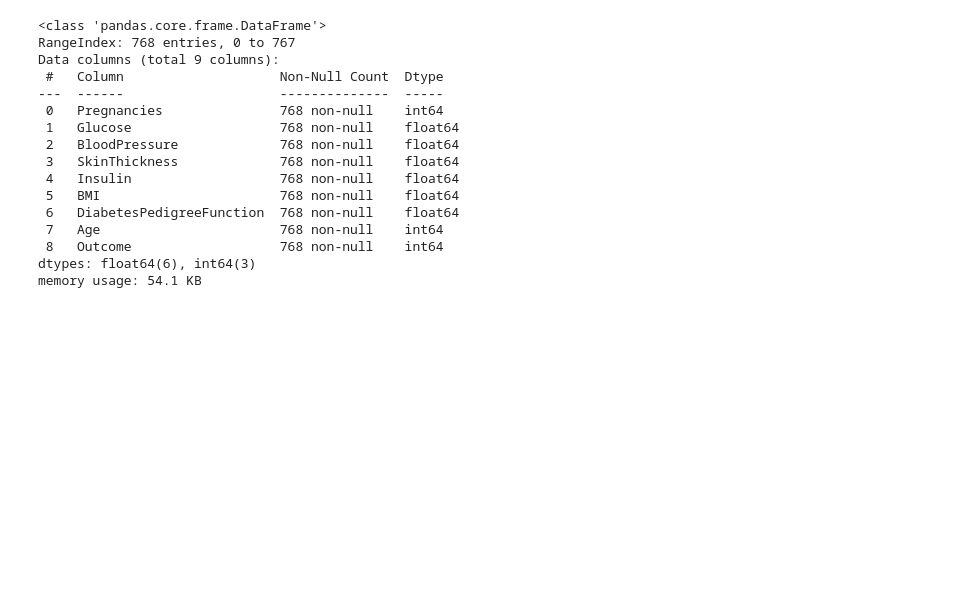
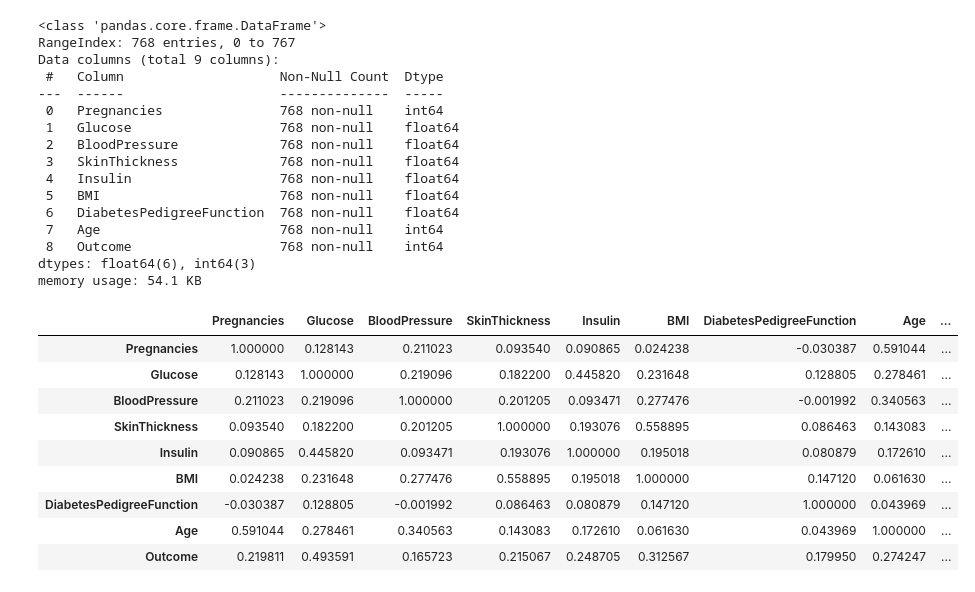
Before and after one commit to KarikariSamuelZachary/xai-health-risk-system, a Jupyter notebook: notebooks/06_train_diabetes_model.ipynb, the cells around one changed output. Saved outputs shown, nothing was run; the diff lists cells and outputs as text; code cells hidden in the pictures; blank space fills up the shorter version.

```diff
--- a/notebooks/06_train_diabetes_model.ipynb
+++ b/notebooks/06_train_diabetes_model.ipynb
@@ -35,3 +36,16 @@ dtypes: float64(6), int64(3)
 memory usage: 54.1 KB
 # %%
 diabetes_dataset['Outcome'] = diabetes_dataset['Outcome'].astype('category')
+# %%
+diabetes_dataset.corr()
+# %% [output]
+|  | Pregnancies | Glucose | BloodPressure | SkinThickness | Insulin | BMI | DiabetesPedigreeFunction | Age | ... |
+| Pregnancies | 1.000000 | 0.128143 | 0.211023 | 0.093540 | 0.090865 | 0.024238 | -0.030387 | 0.591044 | ... |
+| Glucose | 0.128143 | 1.000000 | 0.219096 | 0.182200 | 0.445820 | 0.231648 | 0.128805 | 0.278461 | ... |
+| BloodPressure | 0.211023 | 0.219096 | 1.000000 | 0.201205 | 0.093471 | 0.277476 | -0.001992 | 0.340563 | ... |
+| SkinThickness | 0.093540 | 0.182200 | 0.201205 | 1.000000 | 0.193076 | 0.558895 | 0.086463 | 0.143083 | ... |
+| Insulin | 0.090865 | 0.445820 | 0.093471 | 0.193076 | 1.000000 | 0.195018 | 0.080879 | 0.172610 | ... |
+| BMI | 0.024238 | 0.231648 | 0.277476 | 0.558895 | 0.195018 | 1.000000 | 0.147120 | 0.061630 | ... |
+| DiabetesPedigreeFunction | -0.030387 | 0.128805 | -0.001992 | 0.086463 | 0.080879 | 0.147120 | 1.000000 | 0.043969 | ... |
+| Age | 0.591044 | 0.278461 | 0.340563 | 0.143083 | 0.172610 | 0.061630 | 0.043969 | 1.000000 | ... |
+| Outcome | 0.219811 | 0.493591 | 0.165723 | 0.215067 | 0.248705 | 0.312567 | 0.179950 | 0.274247 | ... |
```
Also changed, not shown: parts of 11 cells of this notebook, 1 other file.
